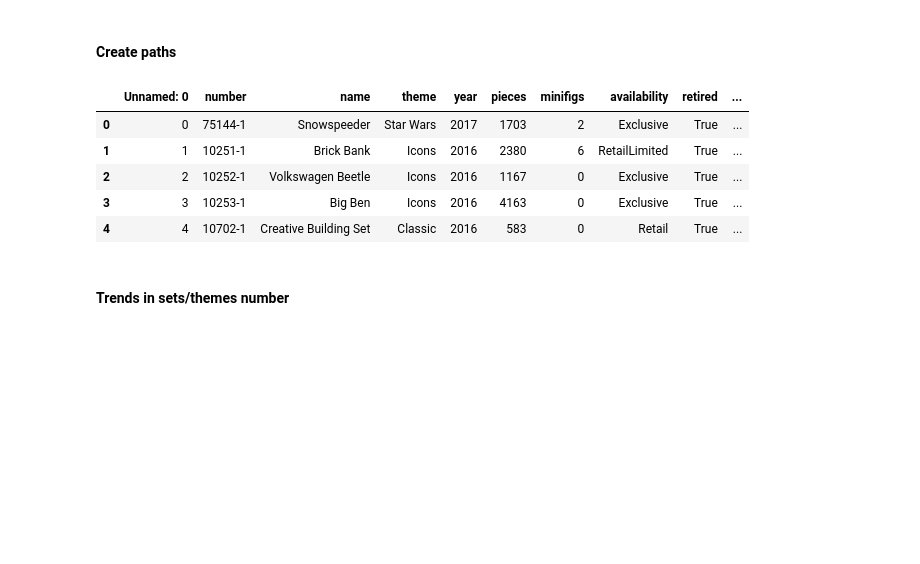
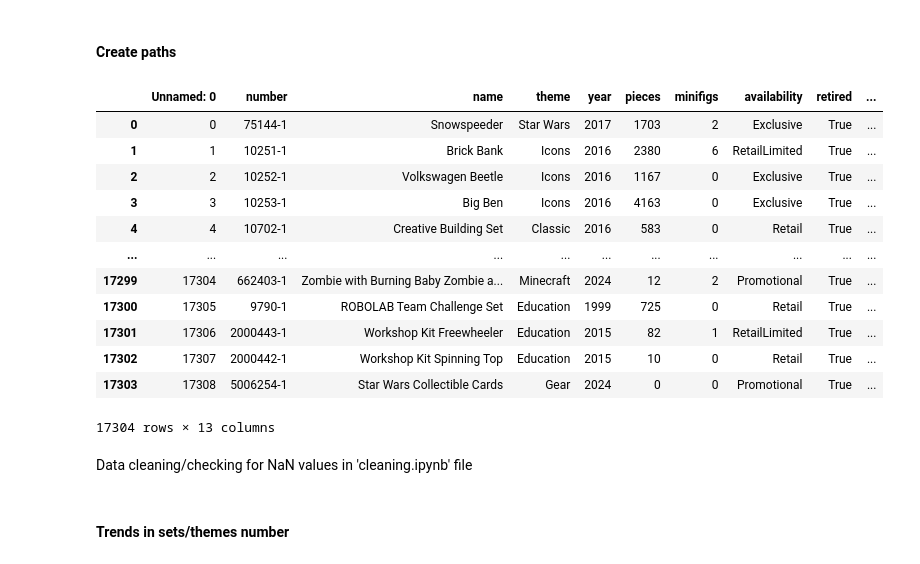
Before and after one commit to dawidgrabarczyk/lego-investment-analysis, a Jupyter notebook: lego.ipynb, the cells around one changed output. Cells and saved outputs as stored; diff of their text form; code cells hidden in the pictures; blank space fills up the shorter version.

```diff
--- a/lego.ipynb
+++ b/lego.ipynb
@@ -18,18 +18,27 @@ csv_path = Path() / "csv"
 plots_path = Path() / "plots"
 # %%
 # Read all csv files
-df = pd.read_csv(csv_path / 'lego.csv')
+df = pd.read_csv(csv_path / 'lego.csv', )
 timeseries = pd.read_csv(csv_path / 'time_series.csv', sep=";")
 liquidity = pd.read_csv(csv_path /'liquidity.csv', sep=";")
 # %%
-df.head()
+df
 # %% [output]
 |  | Unnamed: 0 | number | name | theme | year | pieces | minifigs | availability | retired | ... |
 | 0 | 0 | 75144-1 | Snowspeeder | Star Wars | 2017 | 1703 | 2 | Exclusive | True | ... |
 | 1 | 1 | 10251-1 | Brick Bank | Icons | 2016 | 2380 | 6 | RetailLimited | True | ... |
 | 2 | 2 | 10252-1 | Volkswagen Beetle | Icons | 2016 | 1167 | 0 | Exclusive | True | ... |
 | 3 | 3 | 10253-1 | Big Ben | Icons | 2016 | 4163 | 0 | Exclusive | True | ... |
 | 4 | 4 | 10702-1 | Creative Building Set | Classic | 2016 | 583 | 0 | Retail | True | ... |
+| ... | ... | ... | ... | ... | ... | ... | ... | ... | ... | ... |
+| 17299 | 17304 | 662403-1 | Zombie with Burning Baby Zombie a... | Minecraft | 2024 | 12 | 2 | Promotional | True | ... |
+| 17300 | 17305 | 9790-1 | ROBOLAB Team Challenge Set | Education | 1999 | 725 | 0 | Retail | True | ... |
+| 17301 | 17306 | 2000443-1 | Workshop Kit Freewheeler | Education | 2015 | 82 | 1 | RetailLimited | True | ... |
+| 17302 | 17307 | 2000442-1 | Workshop Kit Spinning Top | Education | 2015 | 10 | 0 | Retail | True | ... |
+| 17303 | 17308 | 5006254-1 | Star Wars Collectible Cards | Gear | 2024 | 0 | 0 | Promotional | True | ... |
+17304 rows × 13 columns
+# %% [markdown]
+Data cleaning/checking for NaN values in 'cleaning.ipynb' file
 # %% [markdown]
 #### Trends in sets/themes number
 # %%
```
Also changed, not shown: parts of 8 cells of this notebook, 13 other files.
